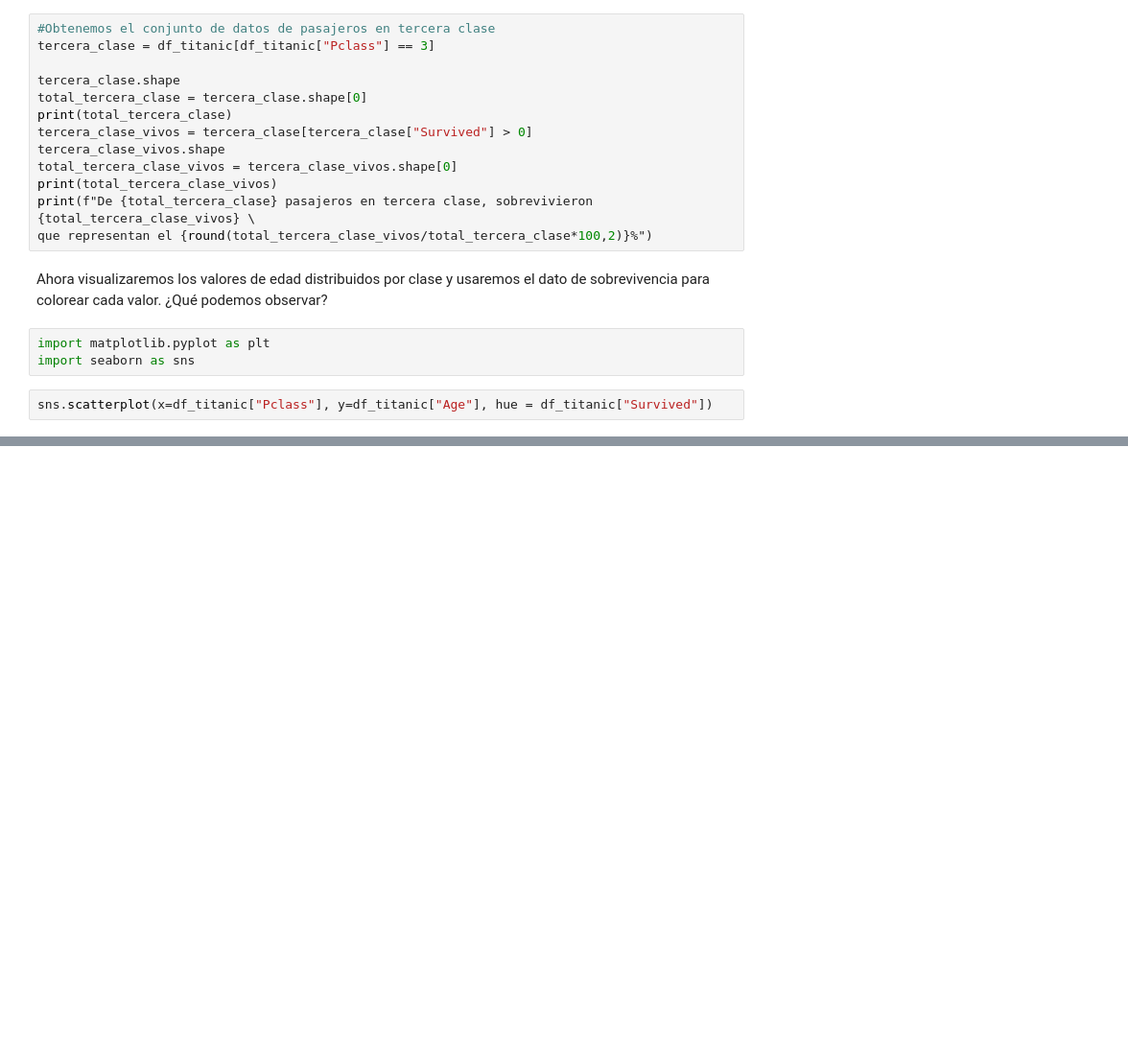
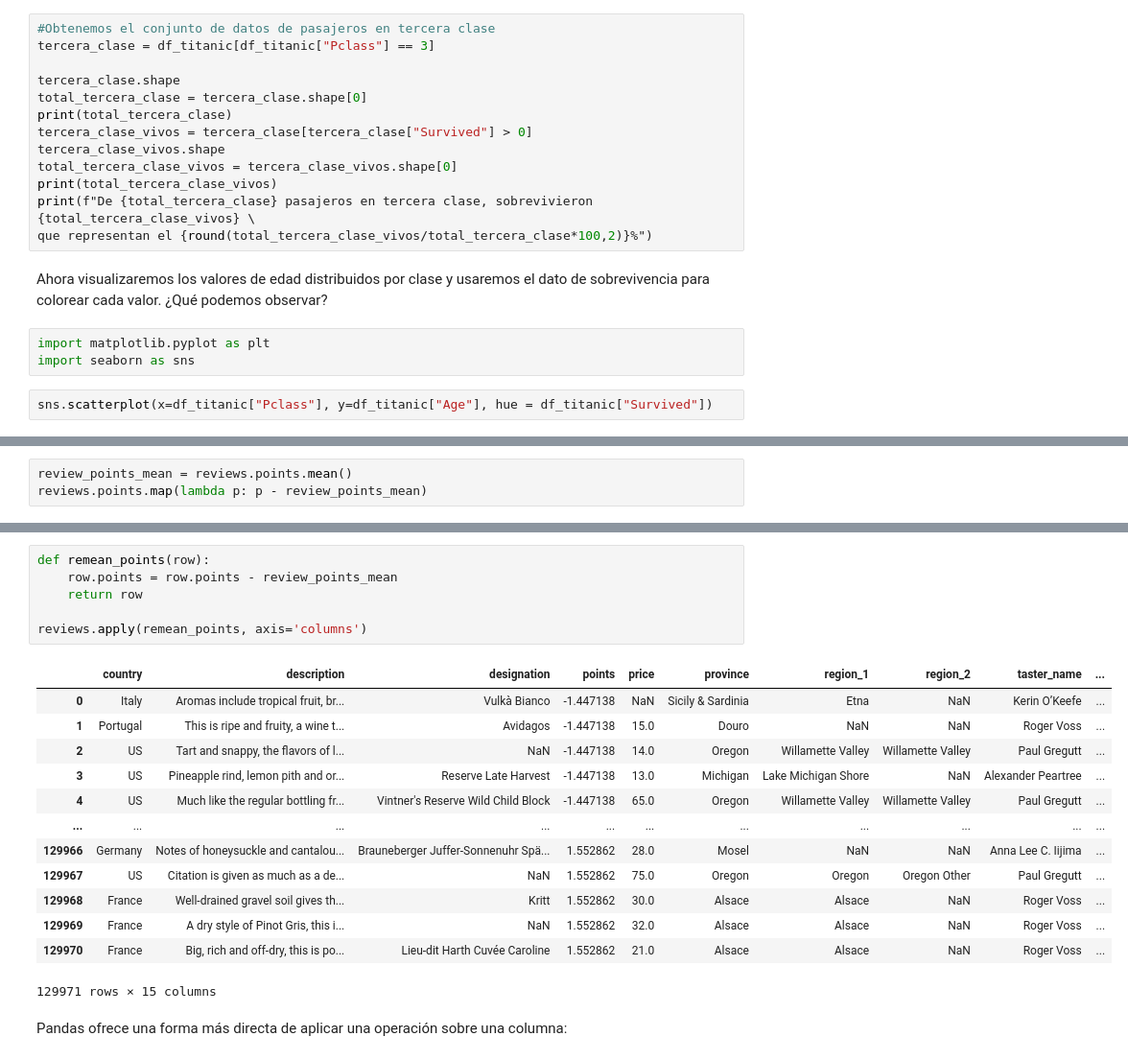
Before and after one commit to vbatiz/intro-python, a Jupyter notebook: notebooks/IntroPython_04.ipynb, the cells around one changed output, grey strips where cells are left out. Shown: that part at 96% size. Cells and saved outputs as stored; diff of their text form; blank space fills up the shorter version.

Commit message:
Se anexan las prácticas correspondientes al curso de Pandas en Kaggle

```diff
--- a/notebooks/IntroPython_04.ipynb
+++ b/notebooks/IntroPython_04.ipynb
@@ -76,0 +514,3 @@ sns.scatterplot(x=df_titanic["Pclass"], y=df_titanic["Age"], hue = df_titanic["S
+# %%
+review_points_mean = reviews.points.mean()
+reviews.points.map(lambda p: p - review_points_mean)
@@ -76,0 +532,22 @@ sns.scatterplot(x=df_titanic["Pclass"], y=df_titanic["Age"], hue = df_titanic["S
+# %%
+def remean_points(row):
+    row.points = row.points - review_points_mean
+    return row
+
+reviews.apply(remean_points, axis='columns')
+# %% [output]
+|  | country | description | designation | points | price | province | region_1 | region_2 | taster_name | ... |
+| 0 | Italy | Aromas include tropical fruit, br... | Vulkà Bianco | -1.447138 | NaN | Sicily & Sardinia | Etna | NaN | Kerin O’Keefe | ... |
+| 1 | Portugal | This is ripe and fruity, a wine t... | Avidagos | -1.447138 | 15.0 | Douro | NaN | NaN | Roger Voss | ... |
+| 2 | US | Tart and snappy, the flavors of l... | NaN | -1.447138 | 14.0 | Oregon | Willamette Valley | Willamette Valley | Paul Gregutt | ... |
+| 3 | US | Pineapple rind, lemon pith and or... | Reserve Late Harvest | -1.447138 | 13.0 | Michigan | Lake Michigan Shore | NaN | Alexander Peartree | ... |
+| 4 | US | Much like the regular bottling fr... | Vintner's Reserve Wild Child Block | -1.447138 | 65.0 | Oregon | Willamette Valley | Willamette Valley | Paul Gregutt | ... |
+| ... | ... | ... | ... | ... | ... | ... | ... | ... | ... | ... |
+| 129966 | Germany | Notes of honeysuckle and cantalou... | Brauneberger Juffer-Sonnenuhr Spä... | 1.552862 | 28.0 | Mosel | NaN | NaN | Anna Lee C. Iijima | ... |
+| 129967 | US | Citation is given as much as a de... | NaN | 1.552862 | 75.0 | Oregon | Oregon | Oregon Other | Paul Gregutt | ... |
+| 129968 | France | Well-drained gravel soil gives th... | Kritt | 1.552862 | 30.0 | Alsace | Alsace | NaN | Roger Voss | ... |
+| 129969 | France | A dry style of Pinot Gris, this i... | NaN | 1.552862 | 32.0 | Alsace | Alsace | NaN | Roger Voss | ... |
+| 129970 | France | Big, rich and off-dry, this is po... | Lieu-dit Harth Cuvée Caroline | 1.552862 | 21.0 | Alsace | Alsace | NaN | Roger Voss | ... |
+129971 rows × 15 columns
+# %% [markdown]
+Pandas ofrece una forma más directa de aplicar una operación sobre una columna:
```
Also changed, not shown: parts of 114 cells of this notebook.
